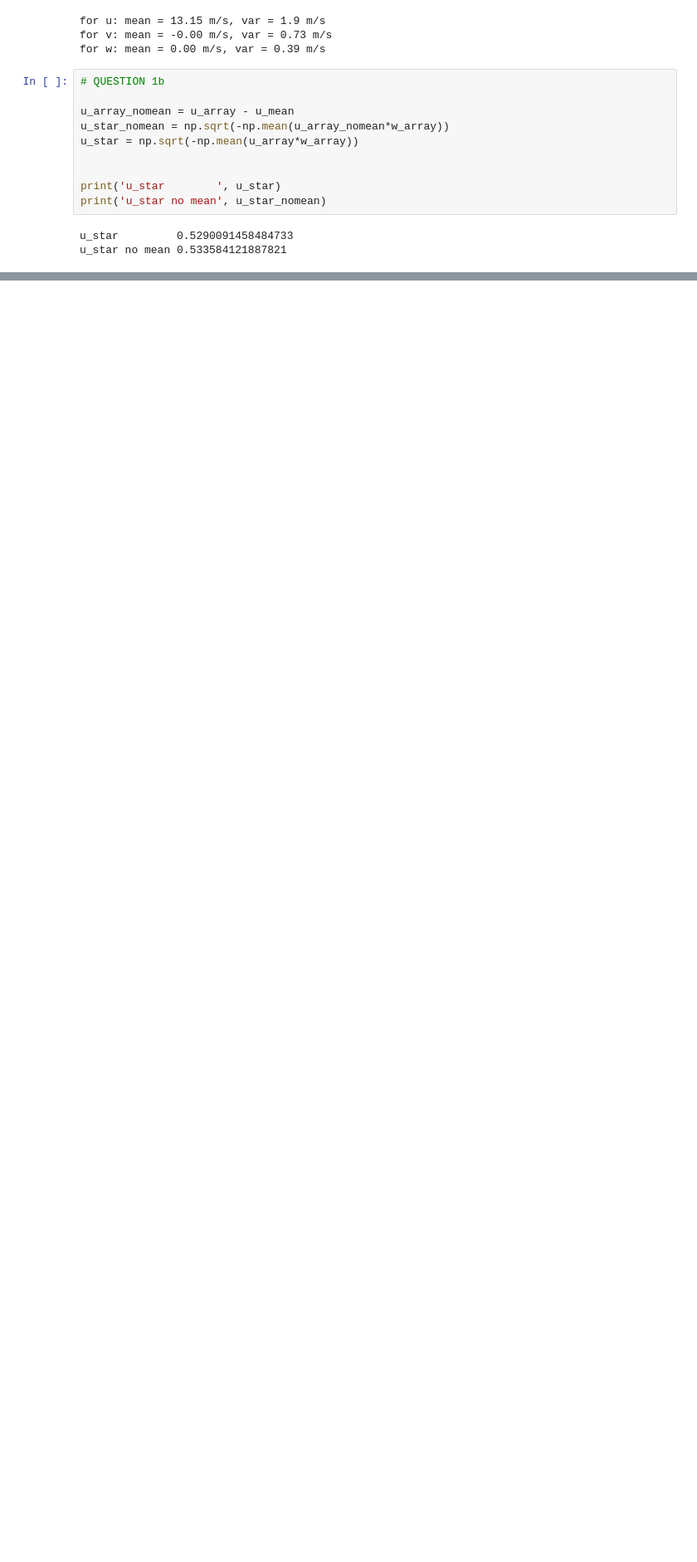
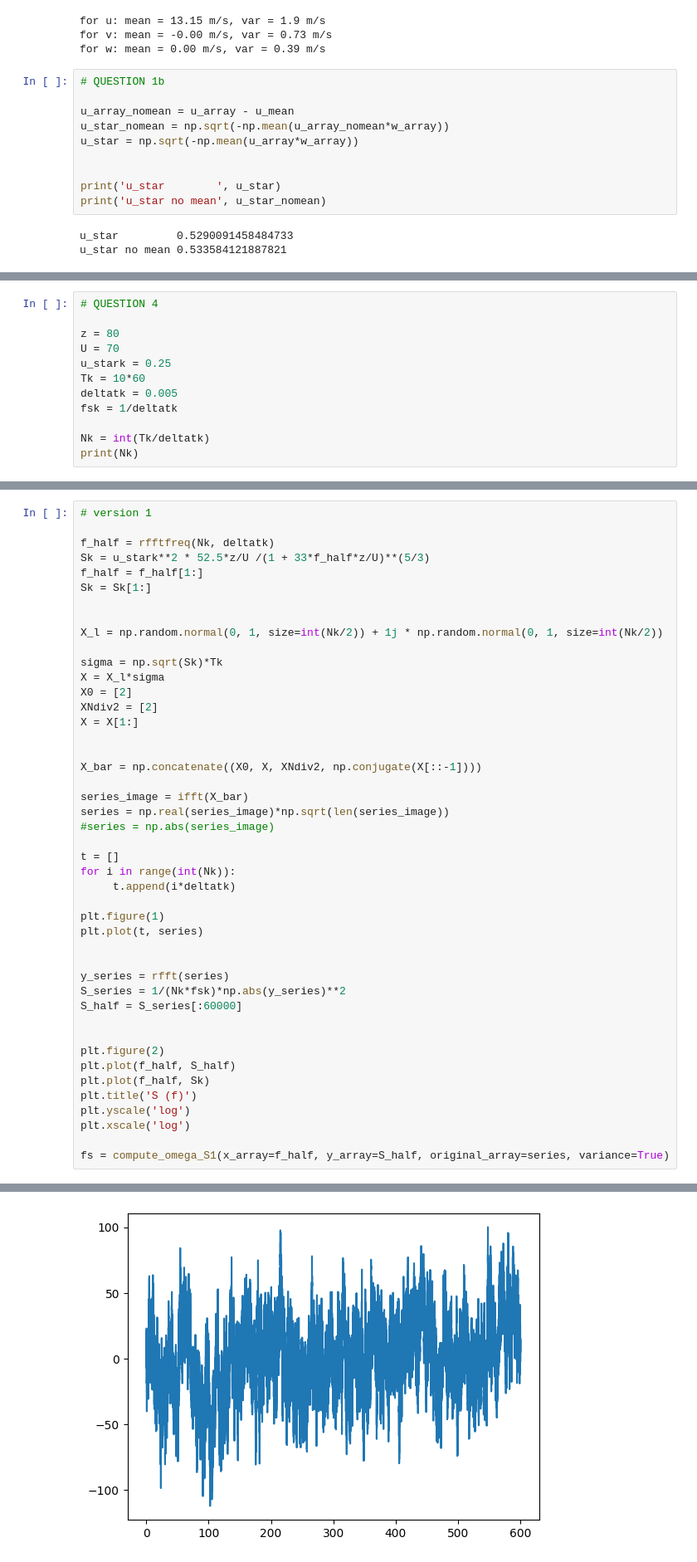
Before and after one commit to nicolaquaia/micrometereology, a Jupyter notebook: 03/assignment3_notebook.ipynb, the cells around one changed output, grey strips where cells are left out. Shown at 83% size. Drawn from its saved outputs; the diff is of its cells as text; blank space fills up the shorter version.

```diff
--- a/03/assignment3_notebook.ipynb
+++ b/03/assignment3_notebook.ipynb
@@ -614,3 +593,15 @@ in position 2: spectrum value = 0.62 for f = 0.0000023499 Hz hence T = 4.93 days
 in position 3: spectrum value = 0.62 for f = 0.0000050506 Hz hence T = 2.29 days
 in position 4: spectrum value = 0.52 for f = 0.0000000331 Hz hence T = 349.70 days
 [figure]
+# %%
+# QUESTION 4
+
+z = 80
+U = 70
+u_stark = 0.25
+Tk = 10*60
+deltatk = 0.005
+fsk = 1/deltatk
+
+Nk = int(Tk/deltatk)
+print(Nk)
@@ -616,0 +610,46 @@ in position 4: spectrum value = 0.52 for f = 0.0000000331 Hz hence T = 349.70 da
+# %%
+# version 1
+
+f_half = rfftfreq(Nk, deltatk)
+Sk = u_stark**2 * 52.5*z/U /(1 + 33*f_half*z/U)**(5/3)
+f_half = f_half[1:]
+Sk = Sk[1:]
+
+
+X_l = np.random.normal(0, 1, size=int(Nk/2)) + 1j * np.random.normal(0, 1, size=int(Nk/2))
+
+sigma = np.sqrt(Sk)*Tk
+X = X_l*sigma
+X0 = [2]
+XNdiv2 = [2]
+X = X[1:]
+
+
+X_bar = np.concatenate((X0, X, XNdiv2, np.conjugate(X[::-1])))
+
+series_image = ifft(X_bar)
+series = np.real(series_image)*np.sqrt(len(series_image))
+#series = np.abs(series_image)
+
+t = []
+for i in range(int(Nk)):
+     t.append(i*deltatk)
+
+plt.figure(1)
+plt.plot(t, series)
+
+
+y_series = rfft(series)
+S_series = 1/(Nk*fsk)*np.abs(y_series)**2
+S_half = S_series[:60000]
+
+
+plt.figure(2)
+plt.plot(f_half, S_half)
+plt.plot(f_half, Sk)
+plt.title('S (f)')
+plt.yscale('log')
+plt.xscale('log')
+
+fs = compute_omega_S1(x_array=f_half, y_array=S_half, original_array=series, variance=True)
+# %% [output]
@@ -616,0 +657 @@ in position 4: spectrum value = 0.52 for f = 0.0000000331 Hz hence T = 349.70 da
+[figure, added]
```
Also changed, not shown: parts of 9 cells of this notebook.
